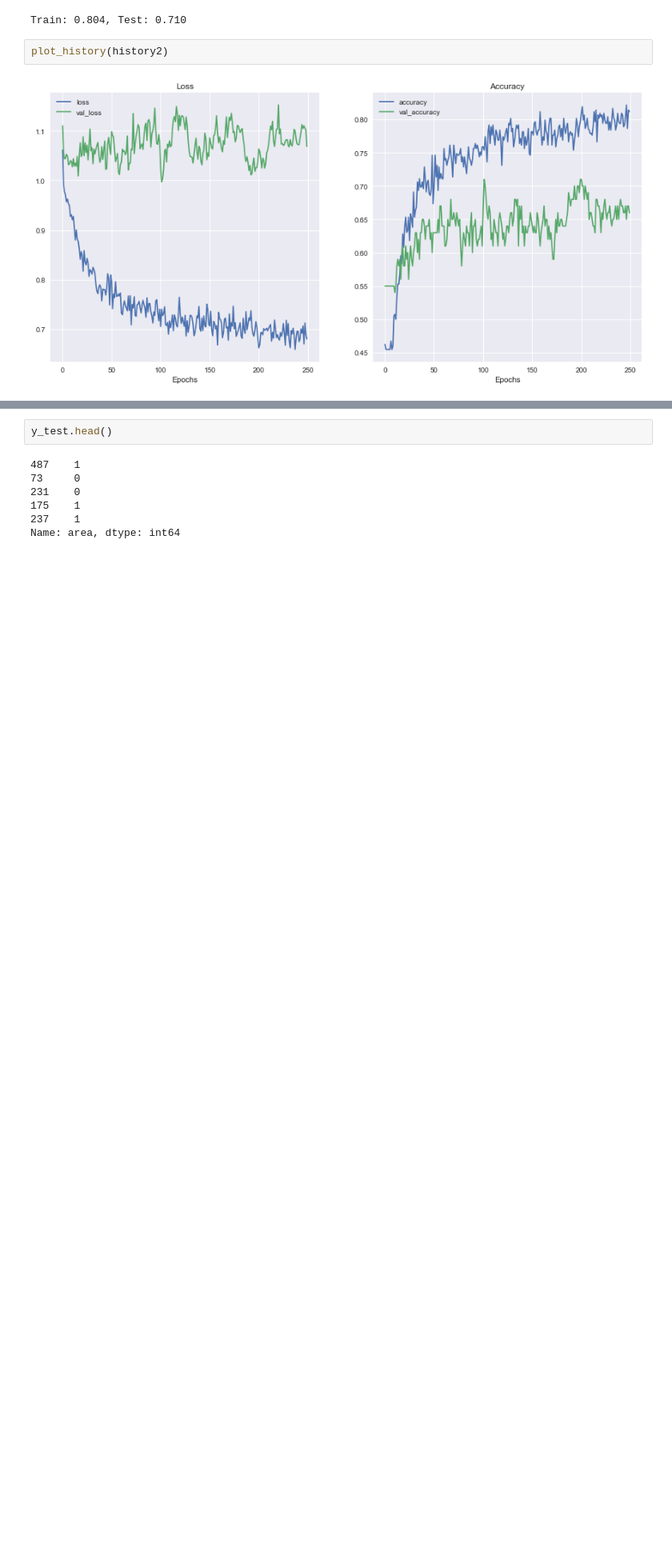
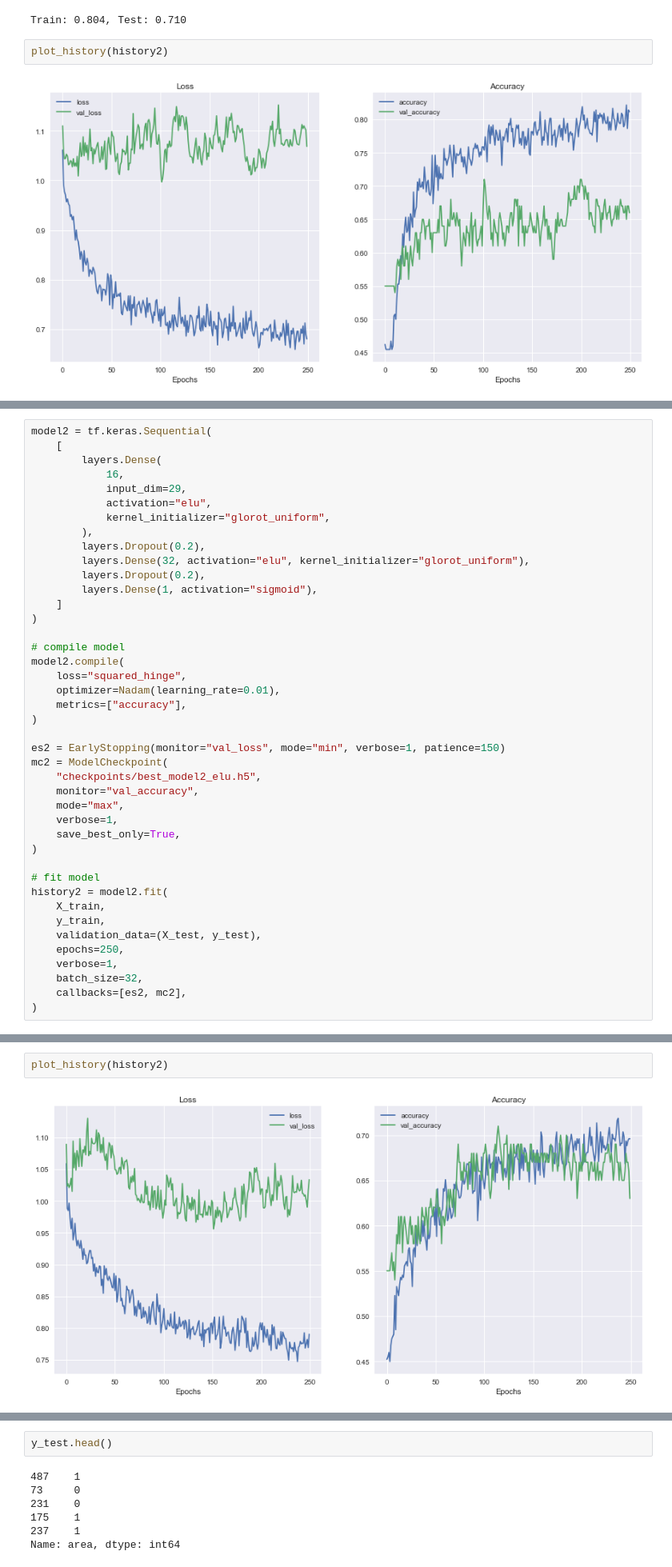
Before and after one commit to edutjie/Deep-Learning-Indonesia.AI, a Jupyter notebook: 7. Final Project/forest_fire_estimation.ipynb, the cells around one changed output, grey strips where cells are left out. Shown at 80% size. Drawn from its saved outputs; the diff is of its cells as text; blank space fills up the shorter version.

```diff
--- a/7. Final Project/forest_fire_estimation.ipynb
+++ b/7. Final Project/forest_fire_estimation.ipynb
@@ -915,0 +991,42 @@ plot_history(history2)
+# %%
+model2 = tf.keras.Sequential(
+    [
+        layers.Dense(
+            16,
+            input_dim=29,
+            activation="elu",
+            kernel_initializer="glorot_uniform",
+        ),
+        layers.Dropout(0.2),
+        layers.Dense(32, activation="elu", kernel_initializer="glorot_uniform"),
+        layers.Dropout(0.2),
+        layers.Dense(1, activation="sigmoid"),
+    ]
+)
+
+# compile model
+model2.compile(
+    loss="squared_hinge",
+    optimizer=Nadam(learning_rate=0.01),
+    metrics=["accuracy"],
+)
+
+es2 = EarlyStopping(monitor="val_loss", mode="min", verbose=1, patience=150)
+mc2 = ModelCheckpoint(
+    "checkpoints/best_model2_elu.h5",
+    monitor="val_accuracy",
+    mode="max",
+    verbose=1,
+    save_best_only=True,
+)
+
+# fit model
+history2 = model2.fit(
+    X_train,
+    y_train,
+    validation_data=(X_test, y_test),
+    epochs=250,
+    verbose=1,
+    batch_size=32,
+    callbacks=[es2, mc2],
+)
@@ -916 +1060,5 @@ plot_history(history2)
+# %%
+plot_history(history2)
+# %% [output]
+[figure, added]
 # %% [markdown]
```
Also changed, not shown: parts of 18 cells of this notebook, 1 other file.
